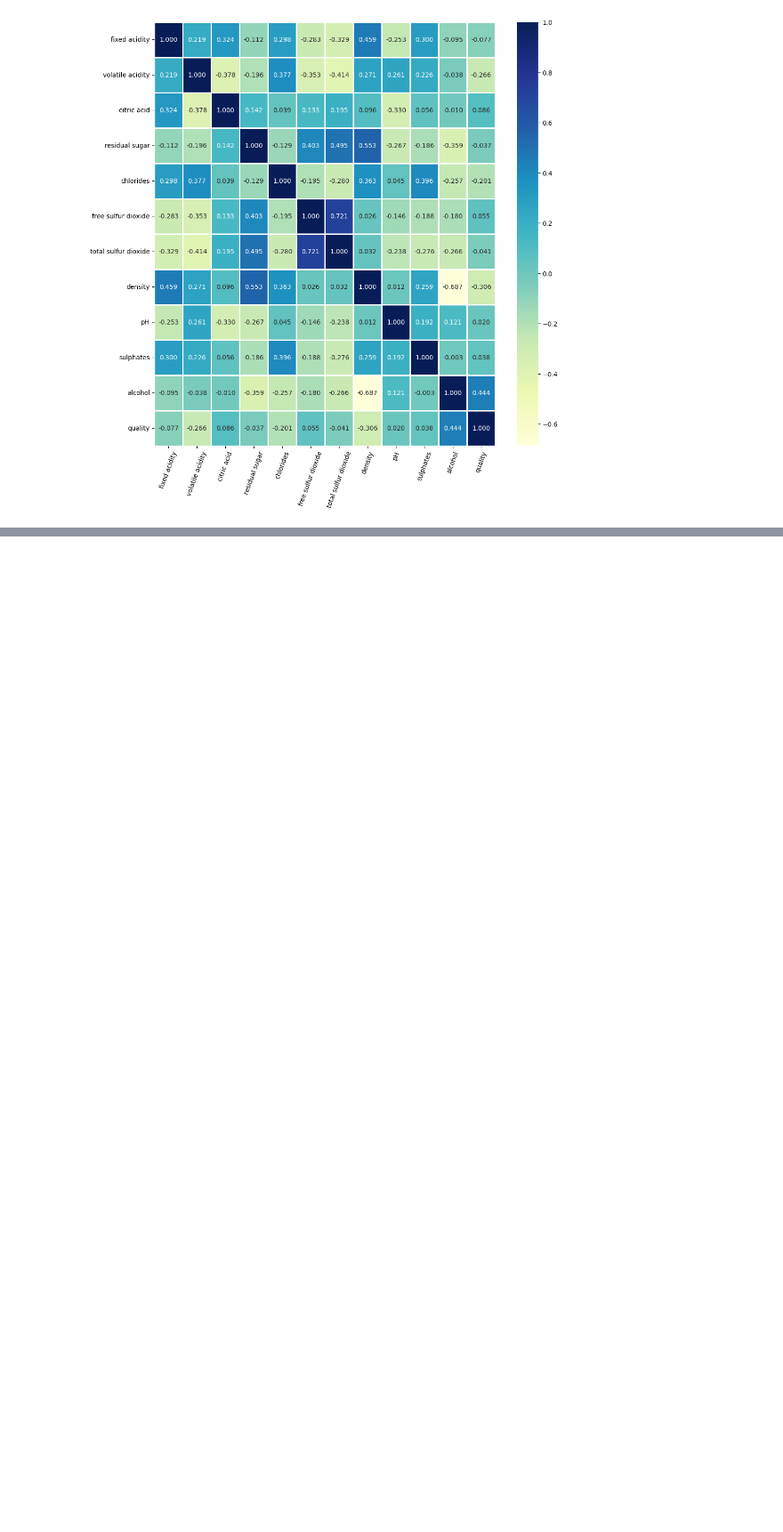
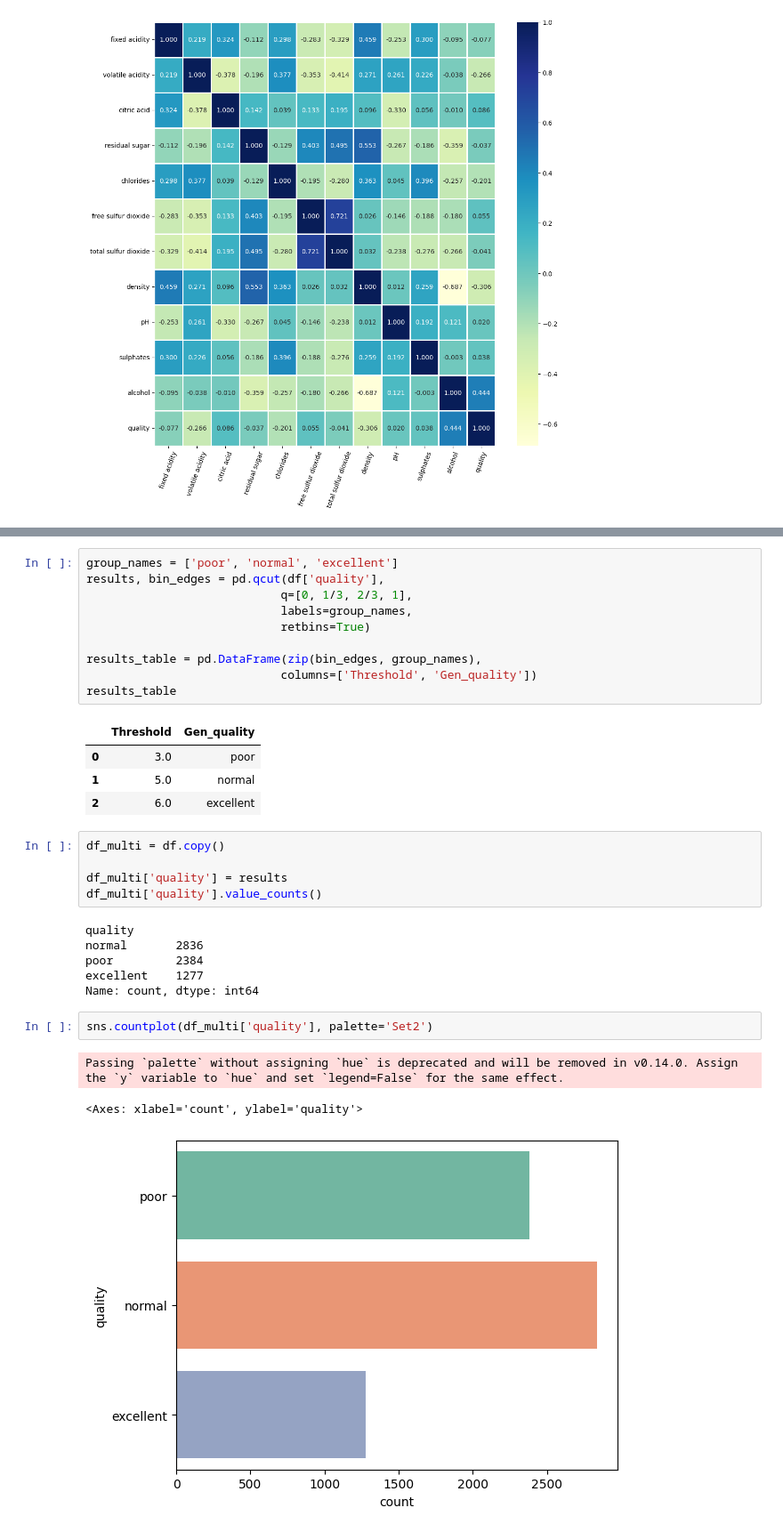
Before and after one commit to REPLY00889/ai_wine_quality, a Jupyter notebook: project.ipynb, the cells around one changed output, grey strips where cells are left out. Shown at 89% size. Drawn from its saved outputs; the diff is of its cells as text; blank space fills up the shorter version.

```diff
--- a/project.ipynb
+++ b/project.ipynb
@@ -138,0 +166,32 @@ plt.xticks(rotation=70)
+# %%
+group_names = ['poor', 'normal', 'excellent']
+results, bin_edges = pd.qcut(df['quality'],
+                            q=[0, 1/3, 2/3, 1],
+                            labels=group_names,
+                            retbins=True)
+
+results_table = pd.DataFrame(zip(bin_edges, group_names),
+                            columns=['Threshold', 'Gen_quality'])
+results_table
+# %% [output]
+|  | Threshold | Gen_quality |
+| 0 | 3.0 | poor |
+| 1 | 5.0 | normal |
+| 2 | 6.0 | excellent |
+# %%
+df_multi = df.copy()
+
+df_multi['quality'] = results
+df_multi['quality'].value_counts()
+# %% [output]
+quality
+normal       2836
+poor         2384
+excellent    1277
+Name: count, dtype: int64
+# %%
+sns.countplot(df_multi['quality'], palette='Set2')
+# %% [output]
+Passing `palette` without assigning `hue` is deprecated and will be removed in v0.14.0. Assign the `y` variable to `hue` and set `legend=False` for the same effect.
+<Axes: xlabel='count', ylabel='quality'>
+[figure, added]
```
Also changed, not shown: parts of 48 cells of this notebook.
